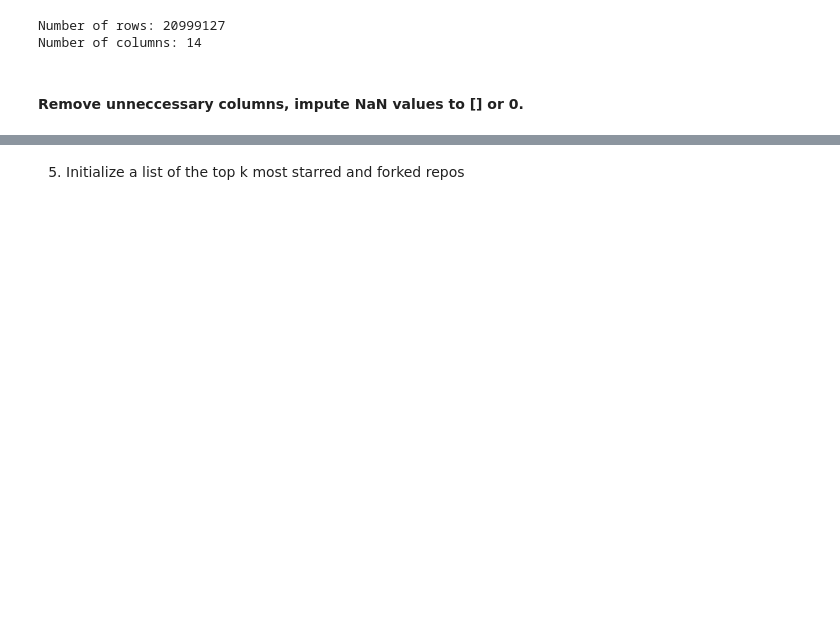
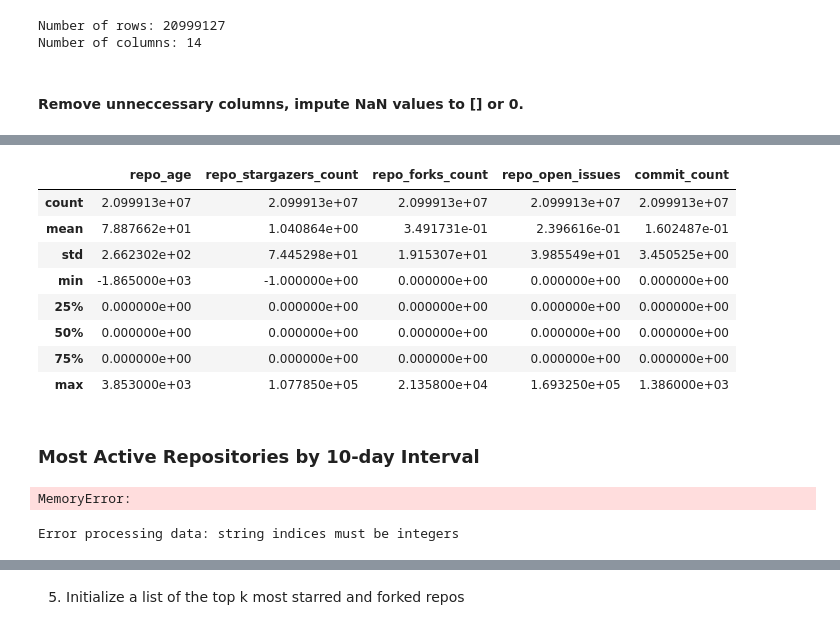
Before and after one commit to RobinSardja/Dev-Consistency, a Jupyter notebook: replicate_cross_repo_paper.ipynb, the cells around one changed output, grey strips where cells are left out. Saved outputs shown, nothing was run; the diff lists cells and outputs as text; code cells hidden in the pictures; blank space fills up the shorter version.

Commit message:
added code to test for memory error; most active repo by 10-day int

```diff
--- a/replicate_cross_repo_paper.ipynb
+++ b/replicate_cross_repo_paper.ipynb
@@ -330,0 +342,2 @@ df_merged.to_csv('repos_commits.csv', index=False)
+# %%
+df_sorted_by_commits = df_merged.sort_values(by='commit_count', ascending=False)
@@ -330,0 +353,28 @@ df_merged.to_csv('repos_commits.csv', index=False)
+# %%
+columns_of_interest = ['repo_age', 'repo_stargazers_count', 'repo_forks_count', 'repo_open_issues', 'commit_count']
+df_sorted_by_commits[columns_of_interest].describe()
+# %% [output]
+|  | repo_age | repo_stargazers_count | repo_forks_count | repo_open_issues | commit_count |
+| count | 2.099913e+07 | 2.099913e+07 | 2.099913e+07 | 2.099913e+07 | 2.099913e+07 |
+| mean | 7.887662e+01 | 1.040864e+00 | 3.491731e-01 | 2.396616e-01 | 1.602487e-01 |
+| std | 2.662302e+02 | 7.445298e+01 | 1.915307e+01 | 3.985549e+01 | 3.450525e+00 |
+| min | -1.865000e+03 | -1.000000e+00 | 0.000000e+00 | 0.000000e+00 | 0.000000e+00 |
+| 25% | 0.000000e+00 | 0.000000e+00 | 0.000000e+00 | 0.000000e+00 | 0.000000e+00 |
+| 50% | 0.000000e+00 | 0.000000e+00 | 0.000000e+00 | 0.000000e+00 | 0.000000e+00 |
+| 75% | 0.000000e+00 | 0.000000e+00 | 0.000000e+00 | 0.000000e+00 | 0.000000e+00 |
+| max | 3.853000e+03 | 1.077850e+05 | 2.135800e+04 | 1.693250e+05 | 1.386000e+03 |
+# %% [markdown]
+### Most Active Repositories by 10-day Interval
+# %%
+from datetime import datetime
+import pytz
+
+# Instead of a list comprehension, use a generator expression
+data_generator = (item for sublist in df_merged['commit_list'] for item in sublist)
+data = []
+
+# Then, you can iterate over data_generator when needed
+for item in data_generator:
+    data.append(item)
+# %% [output]
+MemoryError:
@@ -330,0 +394,13 @@ df_merged.to_csv('repos_commits.csv', index=False)
+# %%
+# Creating Commit objects for each item in the data list
+try:
+    commit_objects = [Commit(item['committer_id'], item['commit_at'], item['message']) for item in data]
+    # Sorting the commit objects by their parsed timestamps
+    sorted_commits = sorted(commit_objects, key=lambda x: parse_timestamp(x.commit_at))
+    # Display the sorted commit objects
+    for commit in sorted_commits:
+        print(commit)
+except TypeError as e:
+    print(f"Error processing data: {e}")
+# %% [output]
+Error processing data: string indices must be integers
```
Also changed, not shown: parts of 7 cells of this notebook.
